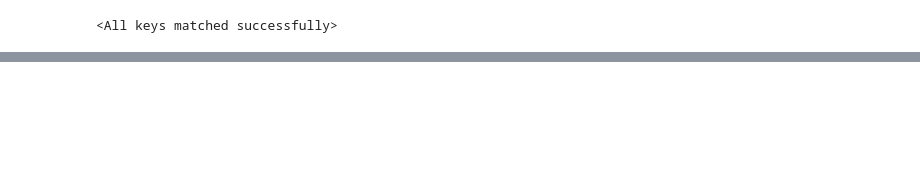
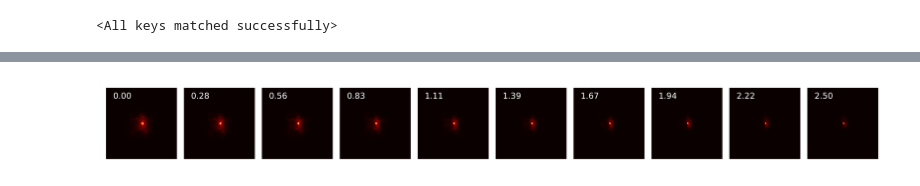
Before and after one commit to EnceladeCandy/Vae-project, a Jupyter notebook: notebooks/Reconstruction+generation.ipynb, the cells around one changed output, grey strips where cells are left out. Saved outputs shown, nothing was run; the diff lists cells and outputs as text; code cells hidden in the pictures; blank space fills up the shorter version.

```diff
--- a/notebooks/Reconstruction+generation.ipynb
+++ b/notebooks/Reconstruction+generation.ipynb
@@ -14,0 +16,9 @@ galaxy_w_redshift = '...\\cosmos_25.2_all_with_zphot.h5'
+# %%
+weights_path = "C:\\Users\\noedi\\Desktop\\Stage été 2022\\Code stage\\Vae Galaxies\\Data\\weights + losses\\galaxy_w_redshift\\cvae\\z32_beta0.1_weightscvae2.pt"
+weights, hyperparameters = torch.load(weights_path)
+
+batchsize = hyperparameters["batch size"]
+z_dim = hyperparameters["z_dim"]
+epochs = hyperparameters["epochs"]
+lr = hyperparameters["learning rate"]
+beta = hyperparameters["beta"]
@@ -115,0 +108,8 @@ generate_cvae(redshift, colour = 'hot')
+# %%
+# Interpolation (useful for the cvae models)
+torch.manual_seed(7)
+num_images = 10
+redshift = torch.linspace(0, 2.5, 10)
+interpolate(vae, hyperparameters).cvae2(redshift, cols = num_images, colour = 'hot', title = False) # Default figure_title = "Interpolation {model} architecture"
+# %% [output]
+[figure, added]
```
Also changed, not shown: parts of 26 cells of this notebook, 7 other files.
